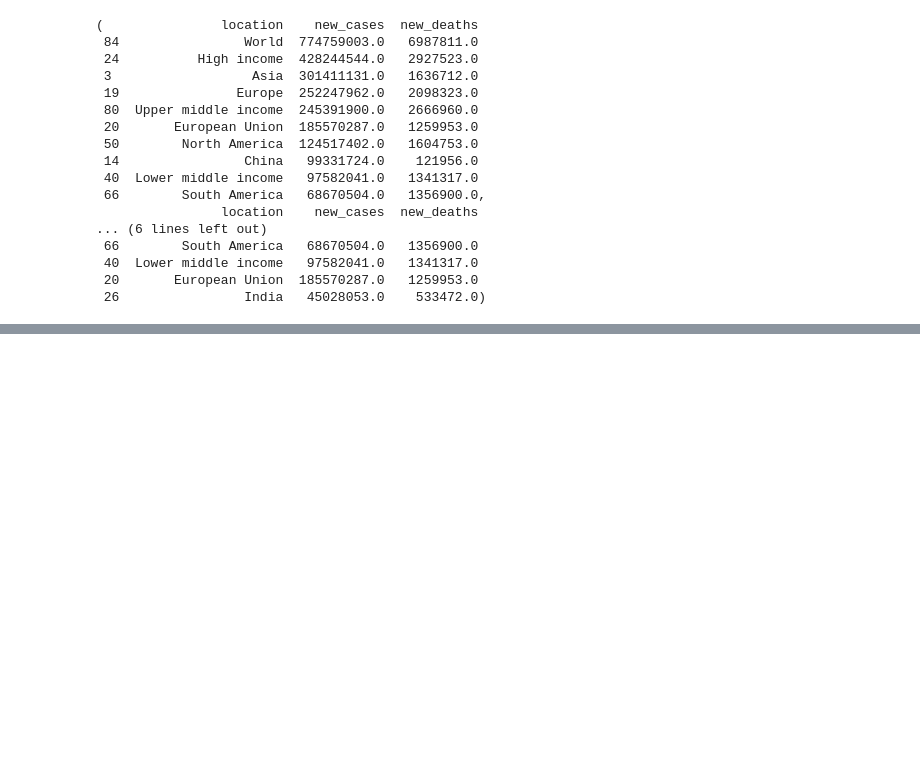
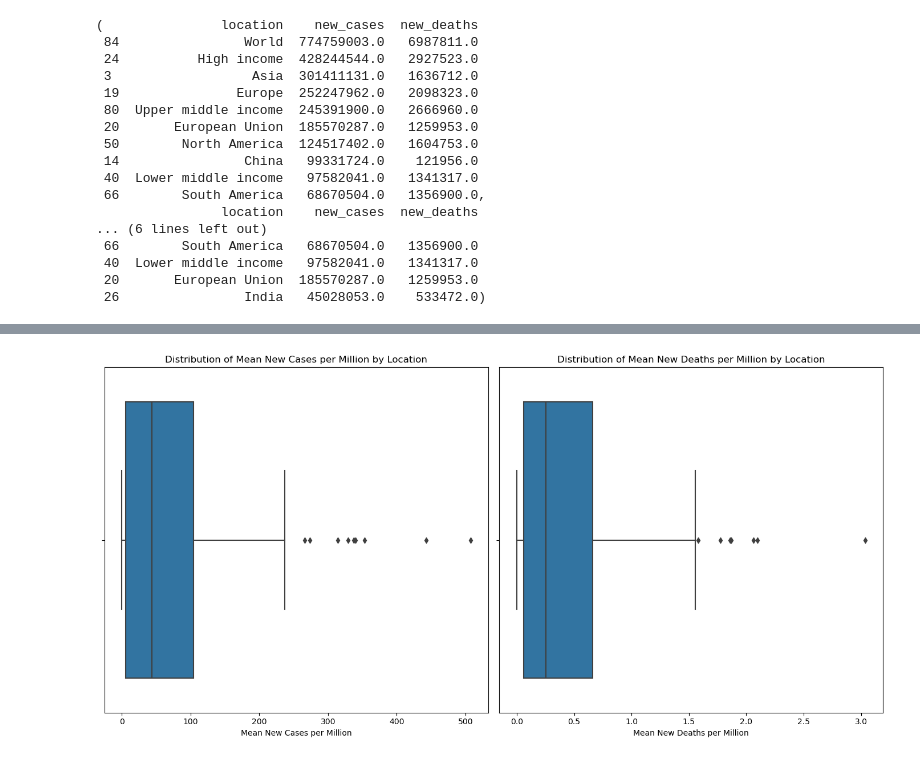
Before and after one commit to Obakeng-Amos/DSA-Projects, a Jupyter notebook: Covid Analysis/Covid_Impact.ipynb, the cells around one changed output, grey strips where cells are left out. Drawn from its saved outputs; the diff is of its cells as text; code cells hidden in the pictures; blank space fills up the shorter version.

```diff
--- a/Covid Analysis/Covid_Impact.ipynb
+++ b/Covid Analysis/Covid_Impact.ipynb
@@ -135,0 +157,15 @@ top_cases_locations, top_deaths_locations
+# %%
+# aggregating the data and calculating the necessary summary statistics
+
+# Group the data by location and calculate the mean of new cases and deaths per million
+location_stats = df.groupby('location').agg({
+    'new_cases_per_million': ['mean', 'sum'],
+    'new_deaths_per_million': ['mean', 'sum']
+}).reset_index()
+
+# Flatten the MultiIndex columns
+location_stats.columns = ['location', 'mean_new_cases_per_million', 'total_new_cases_per_million',
+                          'mean_new_deaths_per_million', 'total_new_deaths_per_million']
+
+# Display the summary statistics
+location_stats.head()
@@ -135,0 +179,20 @@ top_cases_locations, top_deaths_locations
+# %%
+# Set the plot size for better visibility
+plt.figure(figsize=(14, 7))
+
+# Create a boxplot for mean new cases per million
+plt.subplot(1, 2, 1)
+sns.boxplot(x='mean_new_cases_per_million', data=location_stats)
+plt.title('Distribution of Mean New Cases per Million by Location')
+plt.xlabel('Mean New Cases per Million')
+
+# Create a boxplot for mean new deaths per million
+plt.subplot(1, 2, 2)
+sns.boxplot(x='mean_new_deaths_per_million', data=location_stats)
+plt.title('Distribution of Mean New Deaths per Million by Location')
+plt.xlabel('Mean New Deaths per Million')
+
+plt.tight_layout()
+plt.show()
+# %% [output]
+[figure, added]
```
Also changed, not shown: parts of 9 cells of this notebook.
